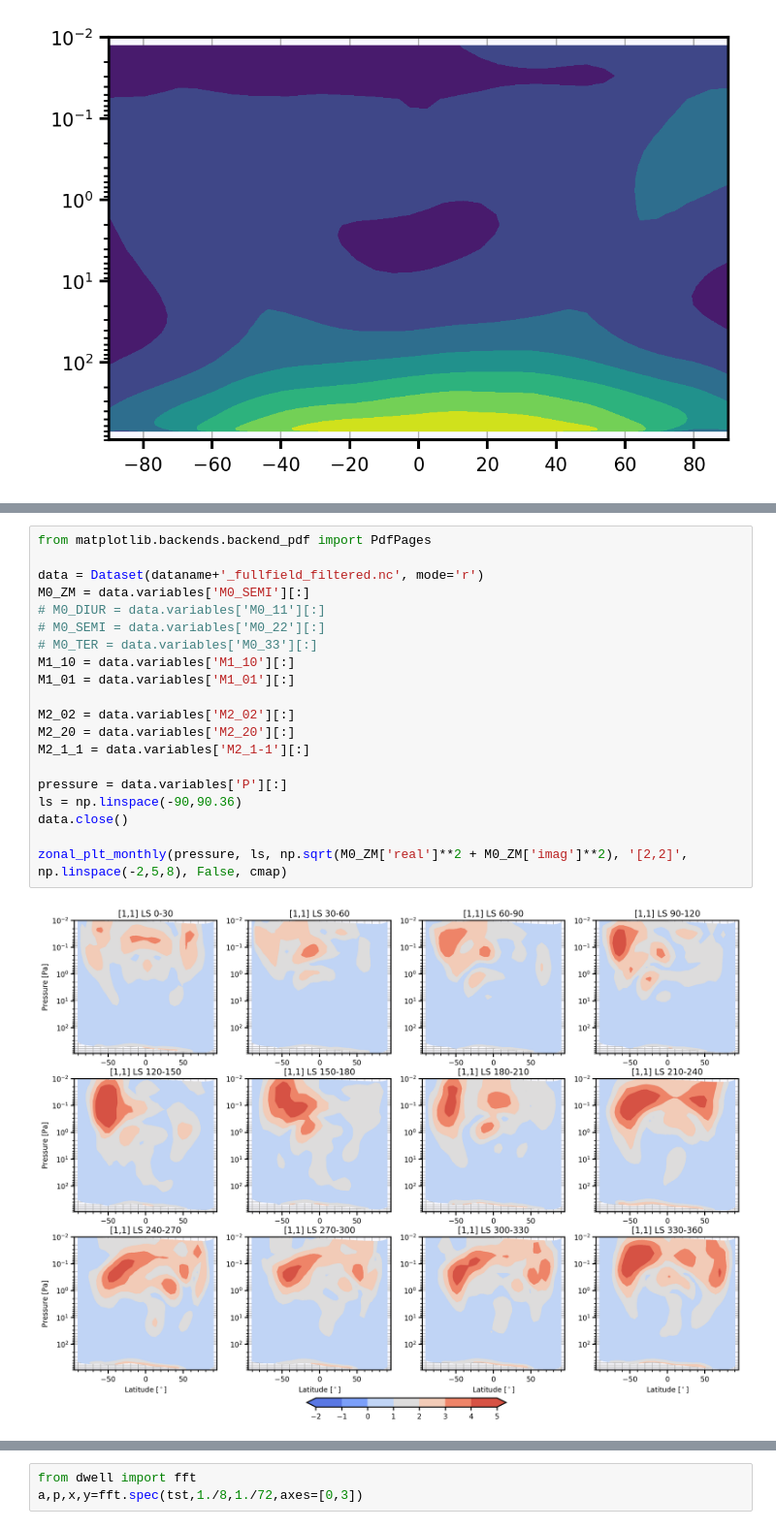
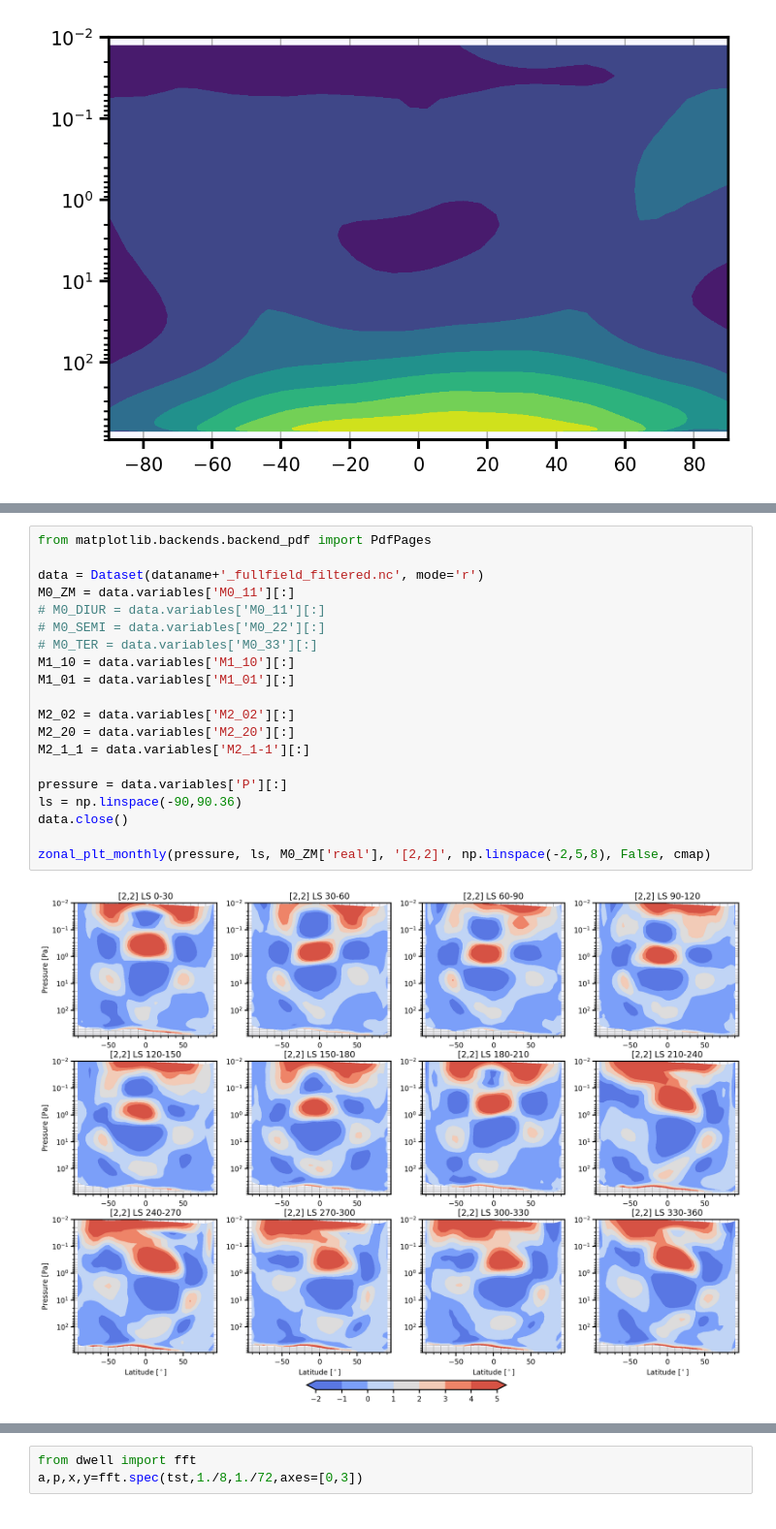
Before and after one commit to sokvisal/marswrf, a Jupyter notebook: fullfield_temperature_filtered.ipynb, the cells around one changed output, grey strips where cells are left out. Shown: that part at 97% size. Saved outputs shown, nothing was run; the diff lists cells and outputs as text.

```diff
--- a/fullfield_temperature_filtered.ipynb
+++ b/fullfield_temperature_filtered.ipynb
@@ -234,25 +384,25 @@ done!
 # %%
 from matplotlib.backends.backend_pdf import PdfPages
 
 data = Dataset(dataname+'_fullfield_filtered.nc', mode='r')
-M0_ZM = data.variables['M0_SEMI'][:]
+M0_ZM = data.variables['M0_11'][:]
 # M0_DIUR = data.variables['M0_11'][:]
 # M0_SEMI = data.variables['M0_22'][:]
 # M0_TER = data.variables['M0_33'][:]
 M1_10 = data.variables['M1_10'][:]
 M1_01 = data.variables['M1_01'][:]
 
 M2_02 = data.variables['M2_02'][:]
 M2_20 = data.variables['M2_20'][:]
 M2_1_1 = data.variables['M2_1-1'][:]
 
 pressure = data.variables['P'][:]
 ls = np.linspace(-90,90.36)
 data.close()
 
-zonal_plt_monthly(pressure, ls, np.sqrt(M0_ZM['real']**2 + M0_ZM['imag']**2), '[2,2]', np.linspace(-2,5,8), False, cmap)
+zonal_plt_monthly(pressure, ls, M0_ZM['real'], '[2,2]', np.linspace(-2,5,8), False, cmap)
 # %% [output]
-[figure, old version]
+[figure, new version]
 # %%
 with PdfPages(dataname+'_wavenumber_modes.pdf') as pdFigures:
     zonal_plt_monthly(pressure, ls, M0_DIUR['real'], '[1,1]', np.linspace(-8,10, 10), False, cmap)
```
Also changed, not shown: parts of 6 cells of this notebook.
